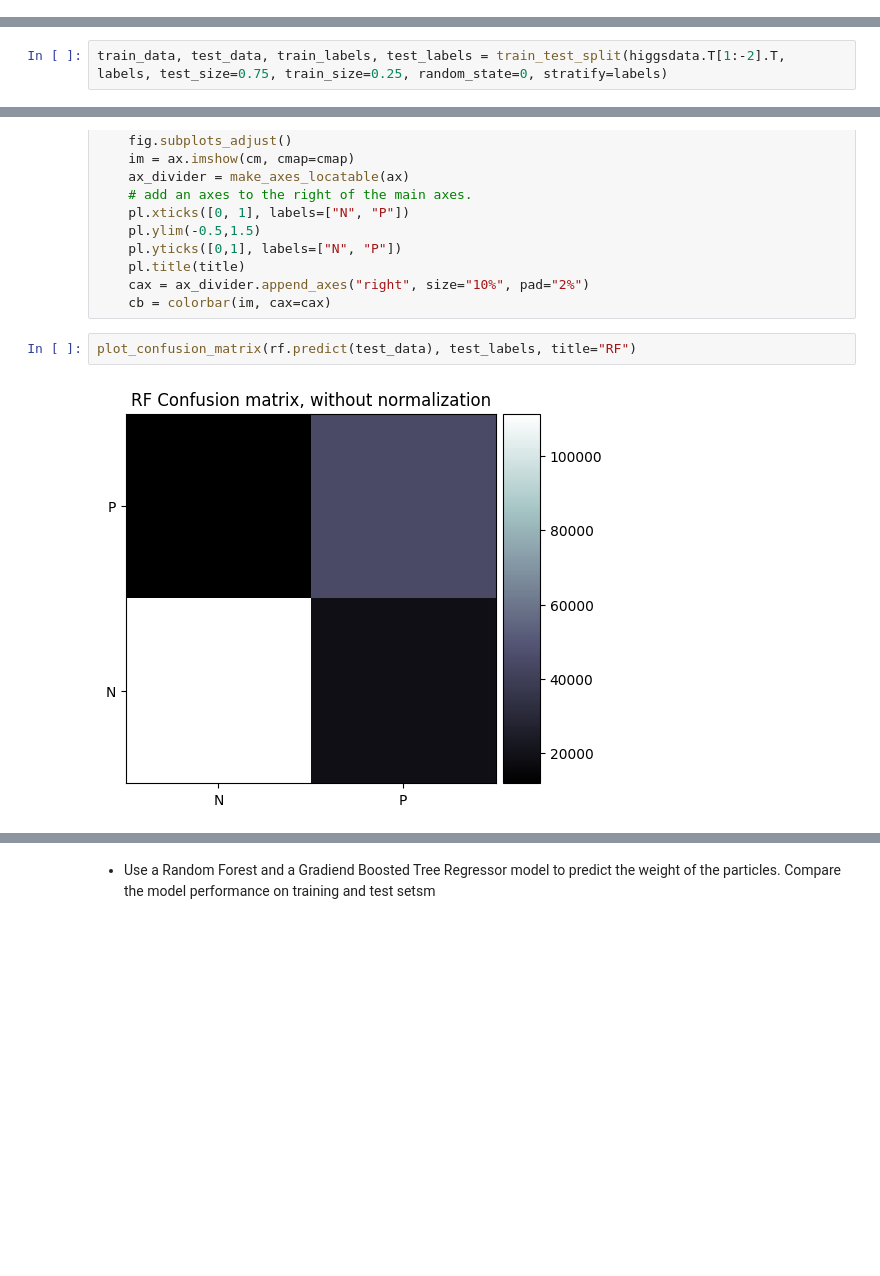
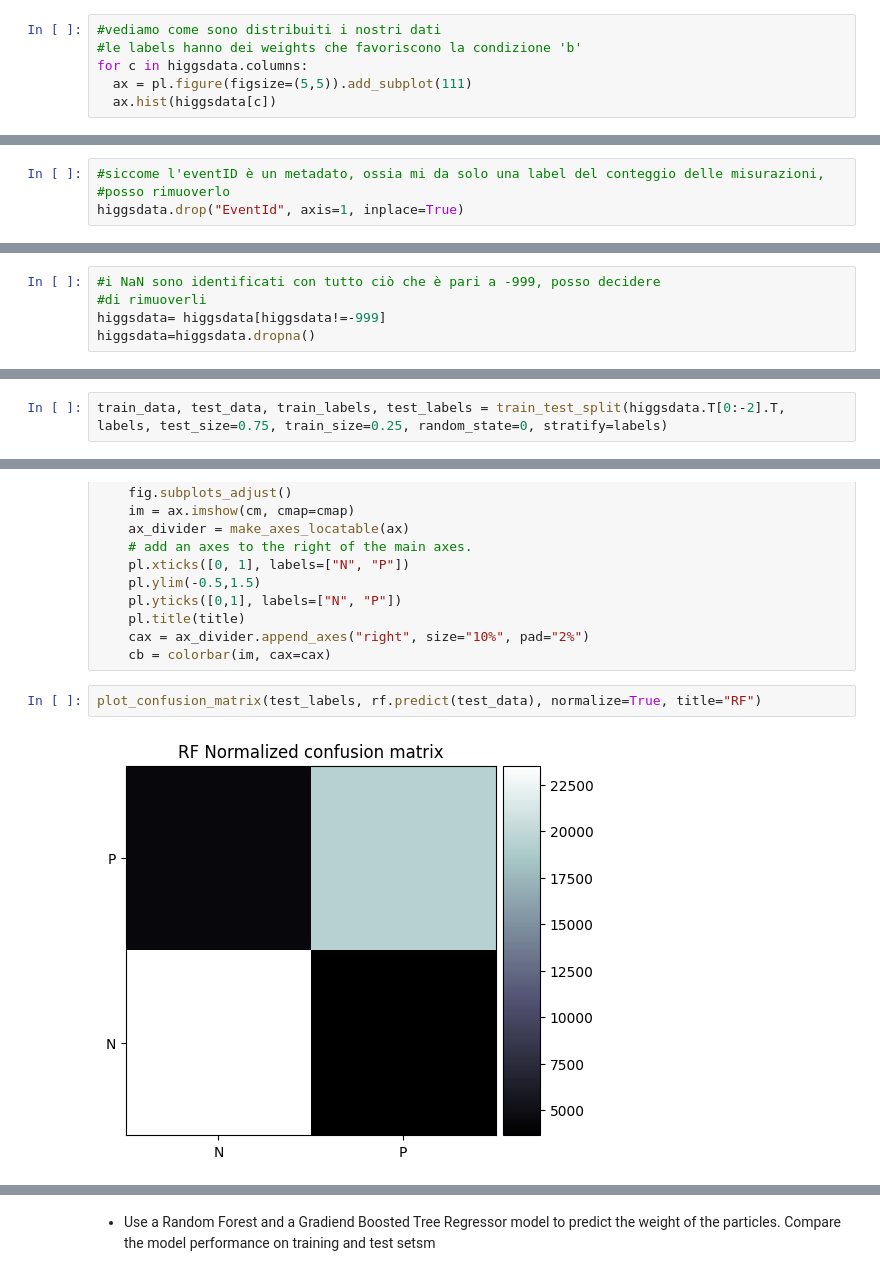
Before and after one commit to AlbertoBassanoni/MLPNS_ABassanoni, a Jupyter notebook: my_higgsboson_search.ipynb, the cells around one changed output, grey strips where cells are left out. Saved outputs shown, nothing was run; the diff lists cells and outputs as text; blank space fills up the shorter version.

```diff
--- a/my_higgsboson_search.ipynb
+++ b/my_higgsboson_search.ipynb
@@ -118,3 +123,9 @@ higgsdata.describe()
 | 75% | 287499.250000 | 130.606250 | 73.598000 | 92.259000 | 79.169000 | 0.490000 | ... |
 | max | 349999.000000 | 1192.026000 | 690.075000 | 1349.351000 | 2834.999000 | 8.503000 | ... |
 8 rows × 32 columns
+# %%
+#vediamo come sono distribuiti i nostri dati
+#le labels hanno dei weights che favoriscono la condizione 'b'
+for c in higgsdata.columns:
+  ax = pl.figure(figsize=(5,5)).add_subplot(111)
+  ax.hist(higgsdata[c])
@@ -121,3 +160,7 @@ higgsdata.describe()
+# %%
+#siccome l'eventID è un metadato, ossia mi da solo una label del conteggio delle misurazioni,
+#posso rimuoverlo
+higgsdata.drop("EventId", axis=1, inplace=True)
 # %%
 #Ci sono dei -999 indicati per i valori NaN, potrei rimuoverli
 #vediamo in quali colonne mi vanno a rompere le balle
@@ -157,3 +186,8 @@ Index(['EventId', 'DER_mass_MMC', 'DER_mass_transverse_met_lep',
+# %%
+#i NaN sono identificati con tutto ciò che è pari a -999, posso decidere
+#di rimuoverli
+higgsdata= higgsdata[higgsdata!=-999]
+higgsdata=higgsdata.dropna()
 # %%
 labels = higgsdata["Label"]
 labels.values
@@ -206,5 +230,5 @@ higgsdata.T[1:-2].T
 # %%
-train_data, test_data, train_labels, test_labels = train_test_split(higgsdata.T[1:-2].T, labels, test_size=0.75, train_size=0.25, random_state=0, stratify=labels)
+train_data, test_data, train_labels, test_labels = train_test_split(higgsdata.T[0:-2].T, labels, test_size=0.75, train_size=0.25, random_state=0, stratify=labels)
 # %% [markdown]
 - Use a Random Forest and a Gradiend Boosted Tree Classifier model to predict the label of the particles. get the score of the model on the training and test set and comment on the result for each model.
 # %%
@@ -302,7 +318,7 @@ def plot_confusion_matrix(y_true, y_pred,
     cax = ax_divider.append_axes("right", size="10%", pad="2%")
     cb = colorbar(im, cax=cax)
 # %%
-plot_confusion_matrix(rf.predict(test_data), test_labels, title="RF")
+plot_confusion_matrix(test_labels, rf.predict(test_data), normalize=True, title="RF")
 # %% [output]
-[figure, old version]
+[figure, new version]
 # %%
```
Also changed, not shown: parts of 36 cells of this notebook.
